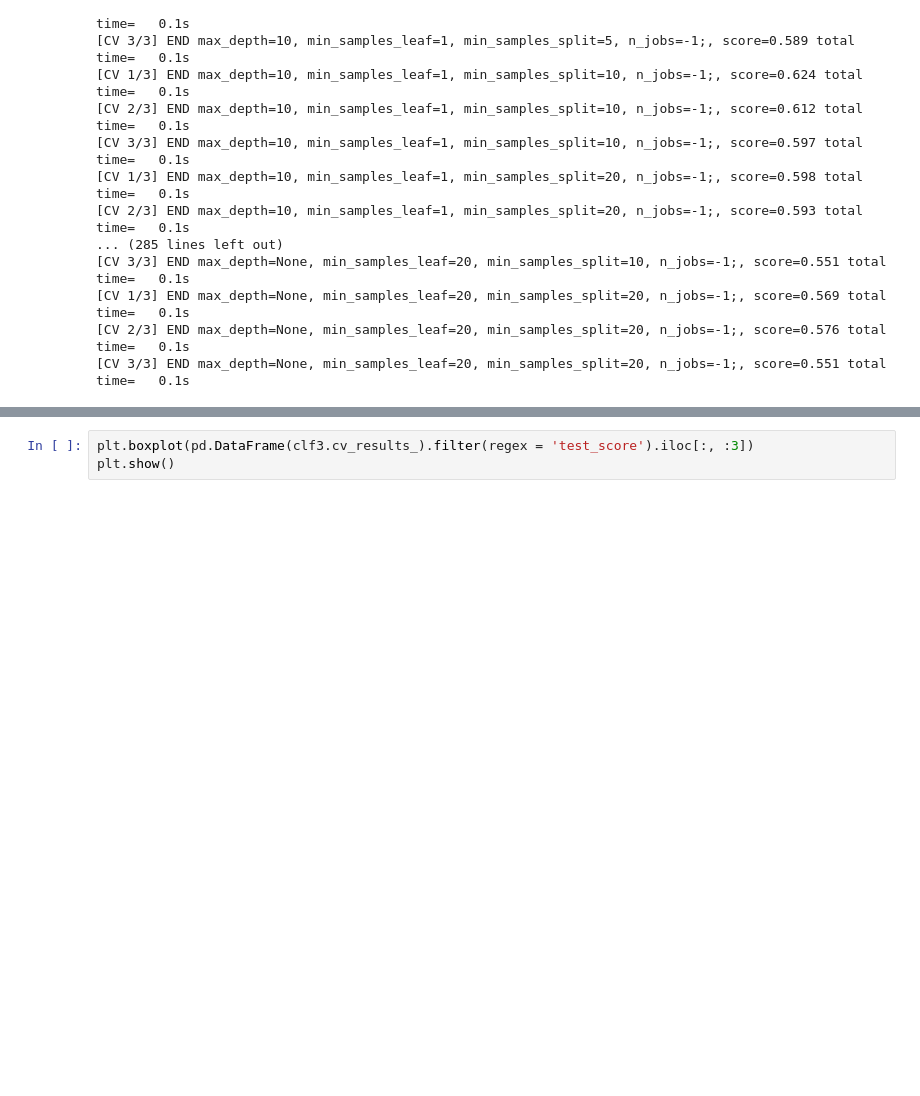
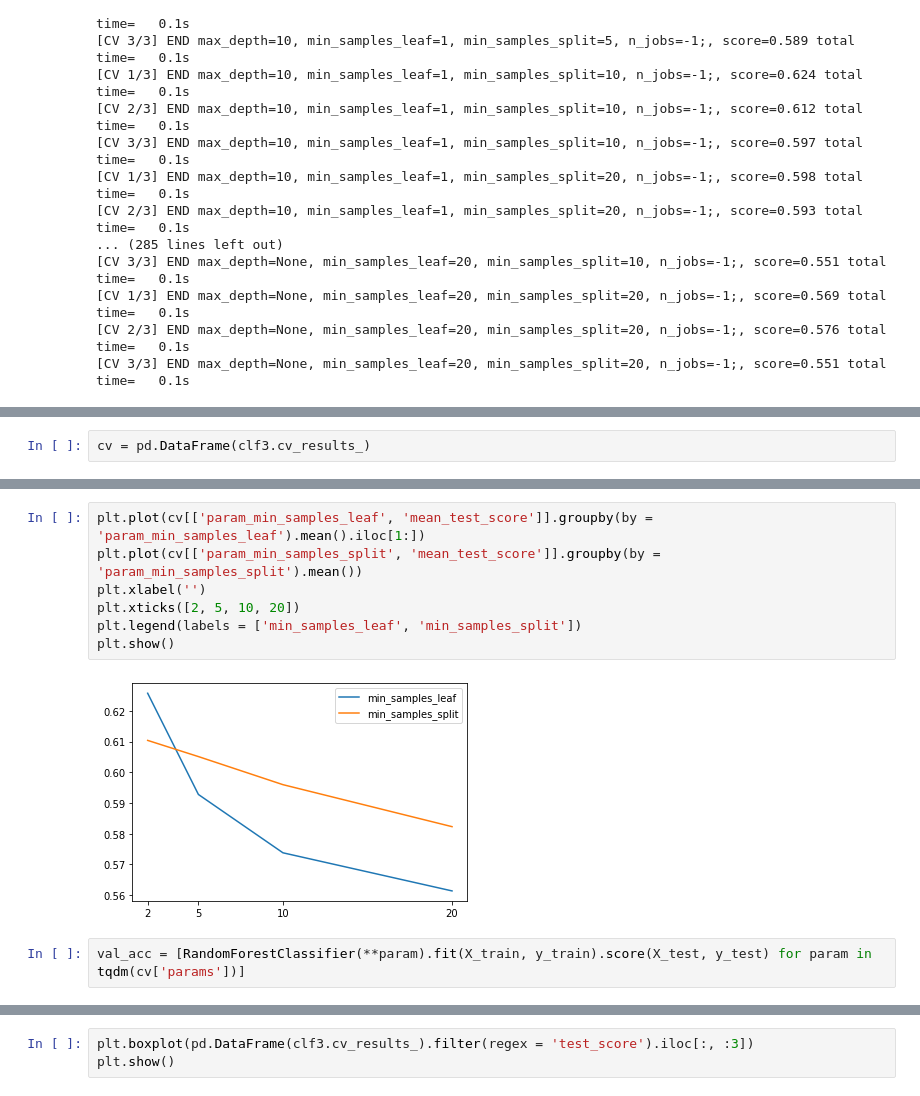
Before and after one commit to kcelebi/euro-football-officials-ML, a Jupyter notebook: pysrc/Logit_v2.ipynb, the cells around one changed output, grey strips where cells are left out. Drawn from its saved outputs; the diff is of its cells as text; blank space fills up the shorter version.

```diff
--- a/pysrc/Logit_v2.ipynb
+++ b/pysrc/Logit_v2.ipynb
@@ -231,0 +248,2 @@ Fitting 3 folds for each of 100 candidates, totalling 300 fits
+# %%
+cv = pd.DataFrame(clf3.cv_results_)
@@ -231,0 +259,11 @@ Fitting 3 folds for each of 100 candidates, totalling 300 fits
+# %%
+plt.plot(cv[['param_min_samples_leaf', 'mean_test_score']].groupby(by = 'param_min_samples_leaf').mean().iloc[1:])
+plt.plot(cv[['param_min_samples_split', 'mean_test_score']].groupby(by = 'param_min_samples_split').mean())
+plt.xlabel('')
+plt.xticks([2, 5, 10, 20])
+plt.legend(labels = ['min_samples_leaf', 'min_samples_split'])
+plt.show()
+# %% [output]
+[figure, added]
+# %%
+val_acc = [RandomForestClassifier(**param).fit(X_train, y_train).score(X_test, y_test) for param in tqdm(cv['params'])]
```
Also changed, not shown: parts of 15 cells of this notebook, 1 other file.
